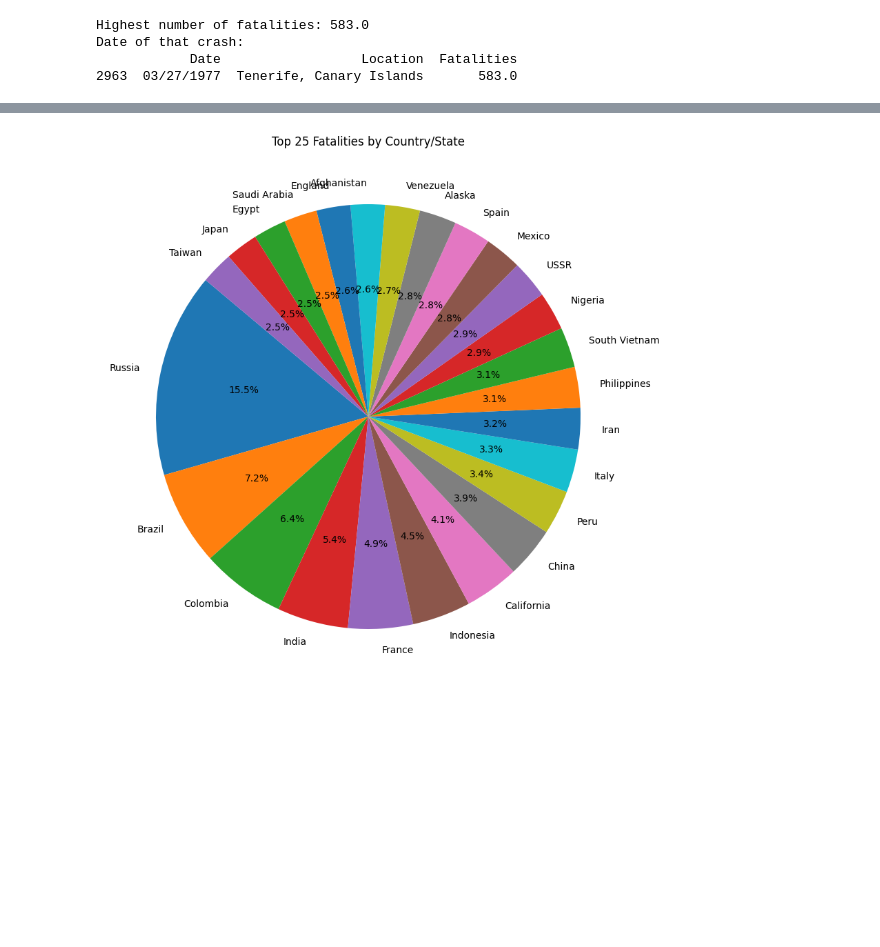
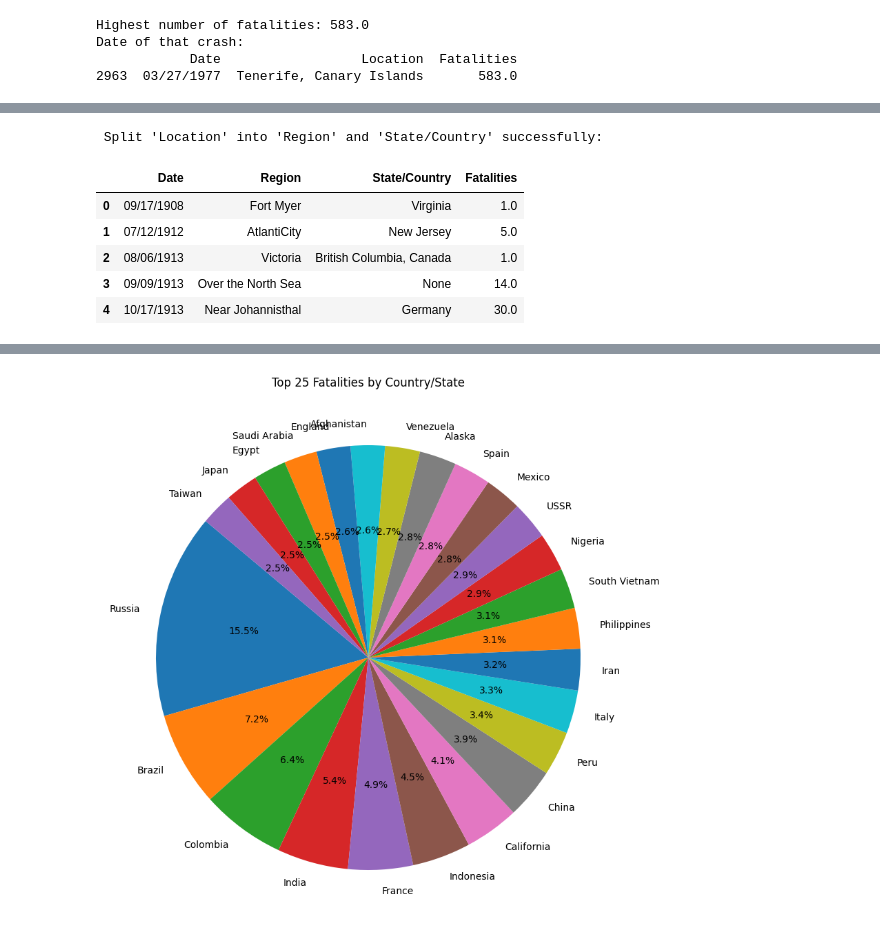
Before and after one commit to nathanielmaina/AI-Coursework2025, a Jupyter notebook: Airplane_Crashes_Data_Cleaning.ipynb, the cells around one changed output, grey strips where cells are left out. Drawn from its saved outputs; the diff is of its cells as text; code cells hidden in the pictures; blank space fills up the shorter version.

```diff
--- a/Airplane_Crashes_Data_Cleaning.ipynb
+++ b/Airplane_Crashes_Data_Cleaning.ipynb
@@ -93,8 +92,0 @@ See the caveats in the documentation: https://pandas.pydata.org/pandas-docs/stab
-# %%
-fatality_locations[['Region', 'Country/State']] = fatality_locations['Location'].str.split(',', n=1, expand=True)
-
-fatality_locations['Region'] = fatality_locations['Region'].str.strip()
-
-fatality_locations['Country/State'] = fatality_locations['Country/State'].str.strip()
-
-fatality_locations.head()
@@ -128 +93,20 @@ See the caveats in the documentation: https://pandas.pydata.org/pandas-docs/stab
+# %%
+#Question 8
+
+fatality_locations = fatality_locations.copy()
+fatality_locations['Location'] = fatality_locations['Location'].fillna('Unknown')
+split_location = fatality_locations['Location'].str.split(',', n=1, expand=True)
+fatality_locations.loc[:, 'Region'] = split_location[0].str.strip()
+fatality_locations.loc[:, 'State/Country'] = split_location[1].str.strip()
+
+print("\n Split 'Location' into 'Region' and 'State/Country' successfully:")
+display(fatality_locations[['Date', 'Region', 'State/Country', 'Fatalities']].head())
+# %% [output]
+ Split 'Location' into 'Region' and 'State/Country' successfully:
+|  | Date | Region | State/Country | Fatalities |
+| 0 | 09/17/1908 | Fort Myer | Virginia | 1.0 |
+| 1 | 07/12/1912 | AtlantiCity | New Jersey | 5.0 |
+| 2 | 08/06/1913 | Victoria | British Columbia, Canada | 1.0 |
+| 3 | 09/09/1913 | Over the North Sea | None | 14.0 |
+| 4 | 10/17/1913 | Near Johannisthal | Germany | 30.0 |
 # %%
```
Also changed, not shown: parts of 11 cells of this notebook.
